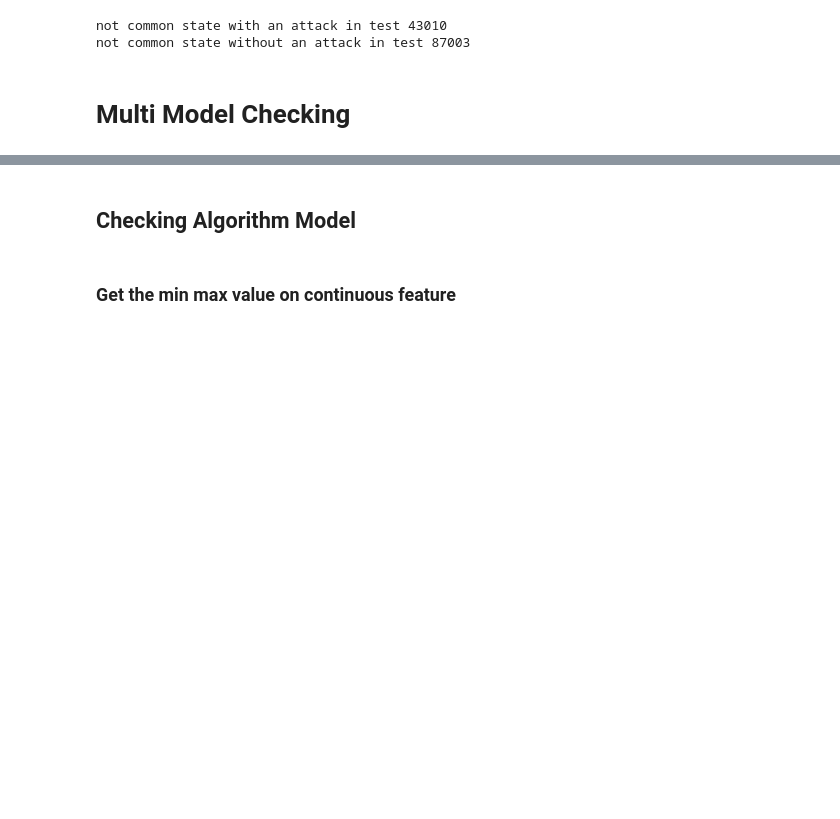
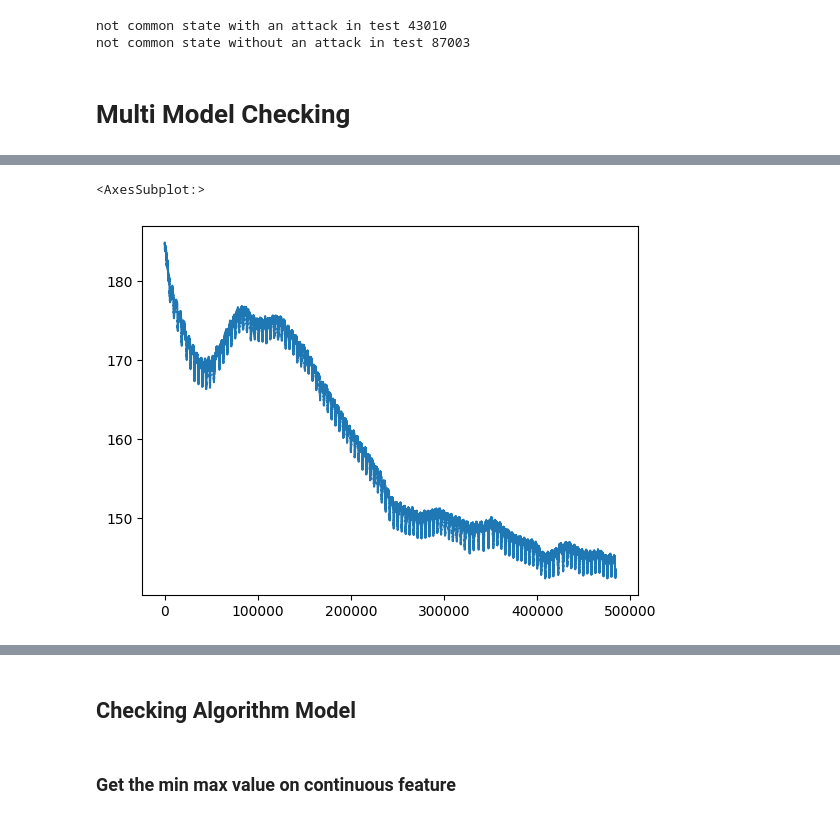
Before and after one commit to dbodenghien/SWaT_Analysis_TFE, a Jupyter notebook: markov_chain.ipynb, the cells around one changed output, grey strips where cells are left out. Saved outputs shown, nothing was run; the diff lists cells and outputs as text; code cells hidden in the pictures; blank space fills up the shorter version.

```diff
--- a/markov_chain.ipynb
+++ b/markov_chain.ipynb
@@ -339,11 +333,3 @@ slope = [0] * 1 + [ x for x in diff_num(np.array(df['LIT101']), 1)]# 1 if x > 0
 slope = pd.DataFrame(slope, columns=['slope'])
 # %%
 slope['Timestamp'] = df['Timestamp']
-# %%
-
-acc = []
-for i in range(len(slope)-30):
-
-    if df['LIT101'].iloc[i:i+30].var() == 0:
-        acc.append(df['Timestamp'].iloc[i])
-acc = pd.DataFrame(acc, columns=['Timestamp'])
@@ -694,0 +794,5 @@ not common state without an attack in test 87003
+# %%
+train['AIT502'].plot()
+# %% [output]
+<AxesSubplot:>
+[figure, added]
```
Also changed, not shown: parts of 49 cells of this notebook.
